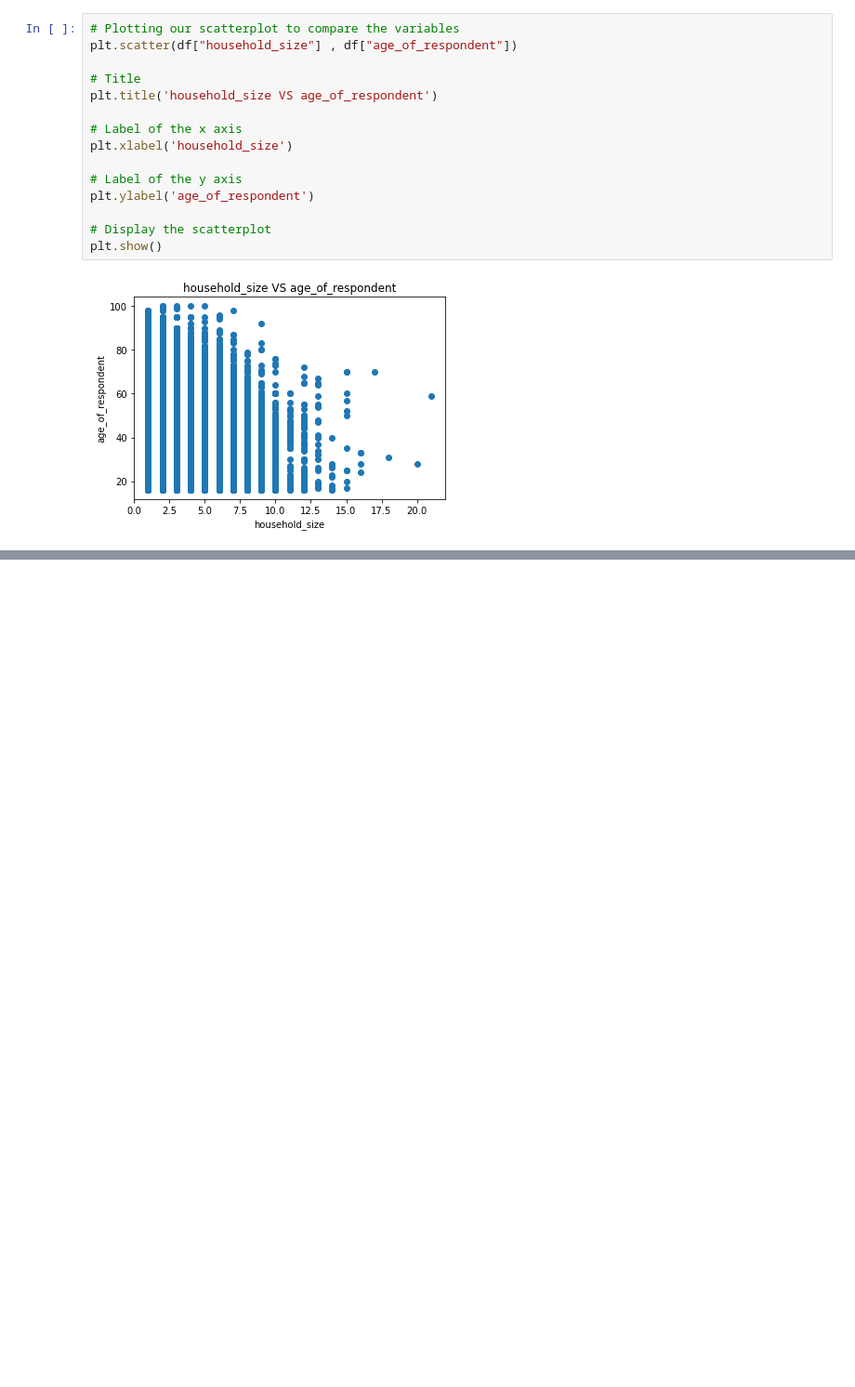
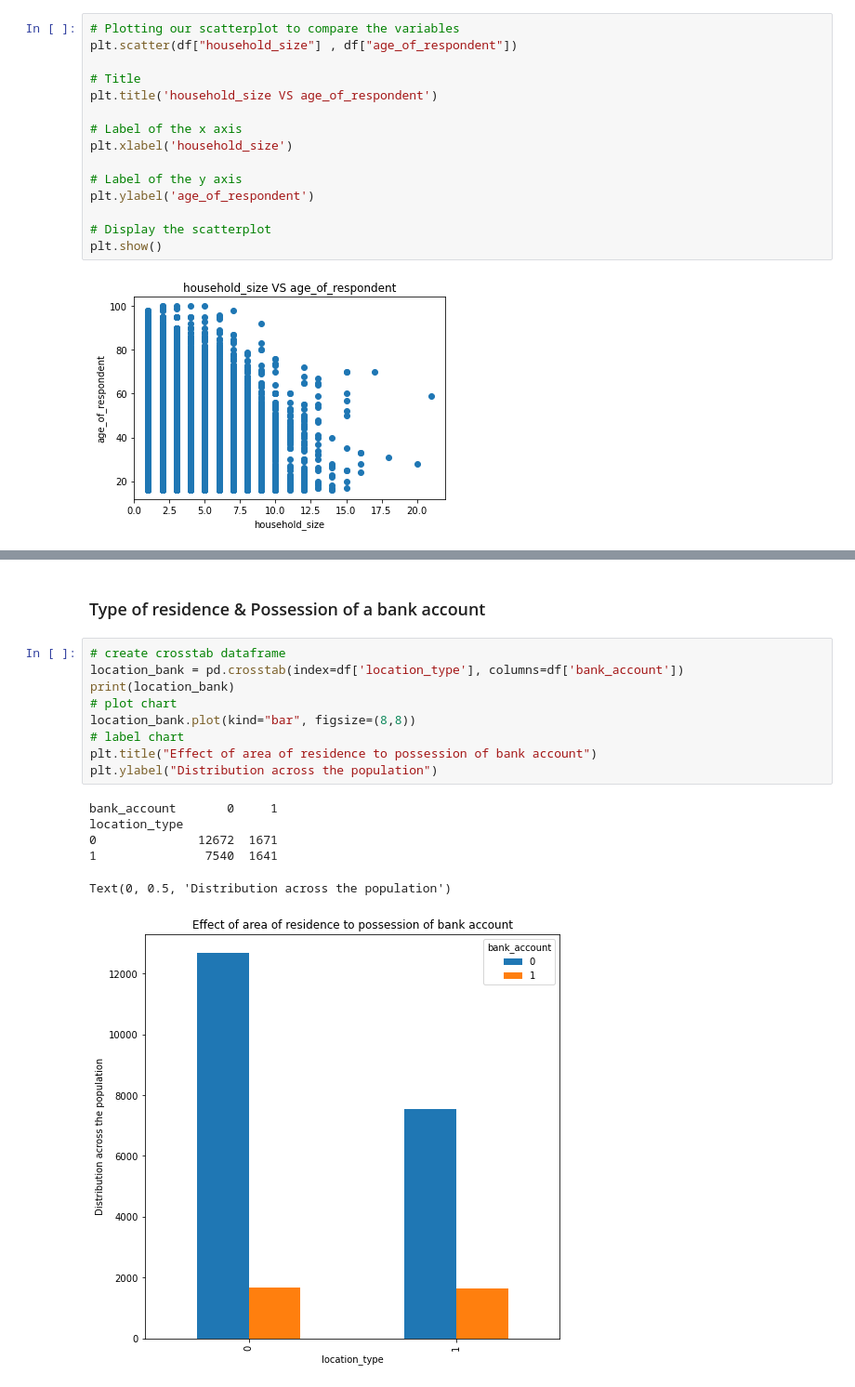
Before and after one commit to Moustapha-Ibrahima-Ba/Predict-Which-Individuals-Are-Most-Likely-To-Have-Or-Use-A-Bank-Account-In-Eastern-Africa, a Jupyter notebook: program.ipynb, the cells around one changed output, grey strips where cells are left out. Shown at 93% size. Drawn from its saved outputs; the diff is of its cells as text; blank space fills up the shorter version.

```diff
--- a/program.ipynb
+++ b/program.ipynb
@@ -439,0 +491,18 @@ plt.show()
+# %% [markdown]
+### Type of residence & Possession of a bank account
+# %%
+# create crosstab dataframe
+location_bank = pd.crosstab(index=df['location_type'], columns=df['bank_account'])
+print(location_bank)
+# plot chart
+location_bank.plot(kind="bar", figsize=(8,8))
+# label chart
+plt.title("Effect of area of residence to possession of bank account")
+plt.ylabel("Distribution across the population")
+# %% [output]
+bank_account       0     1
+location_type
+0              12672  1671
+1               7540  1641
+Text(0, 0.5, 'Distribution across the population')
+[figure, added]
```
Also changed, not shown: parts of 10 cells of this notebook.
